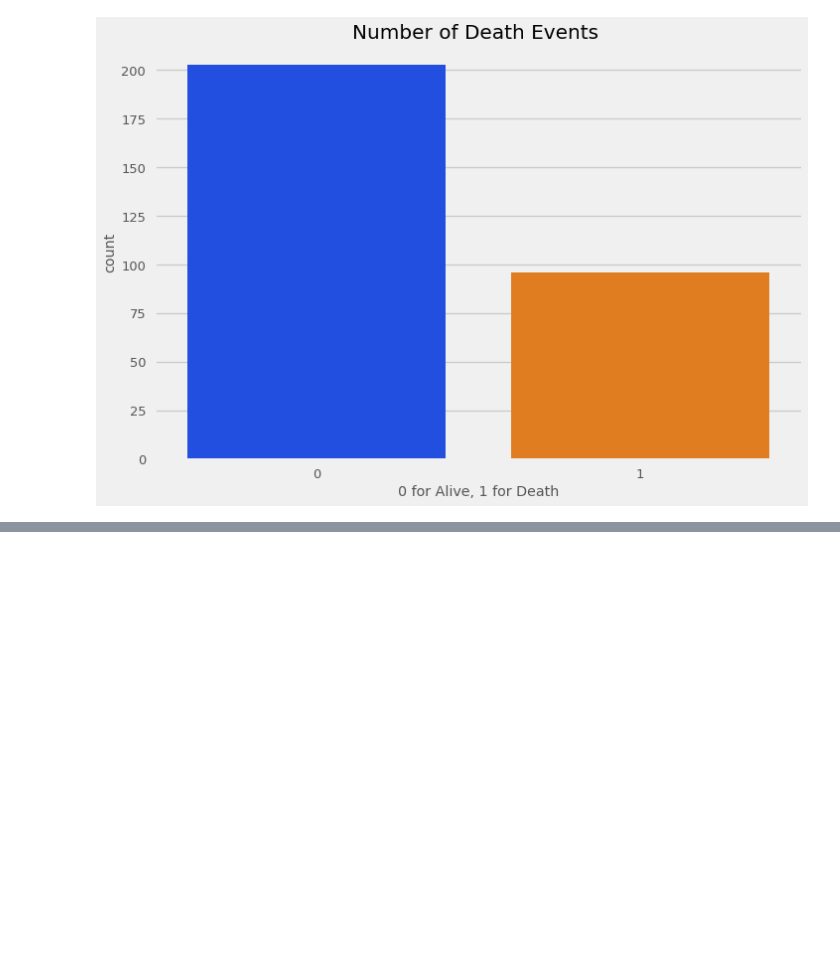
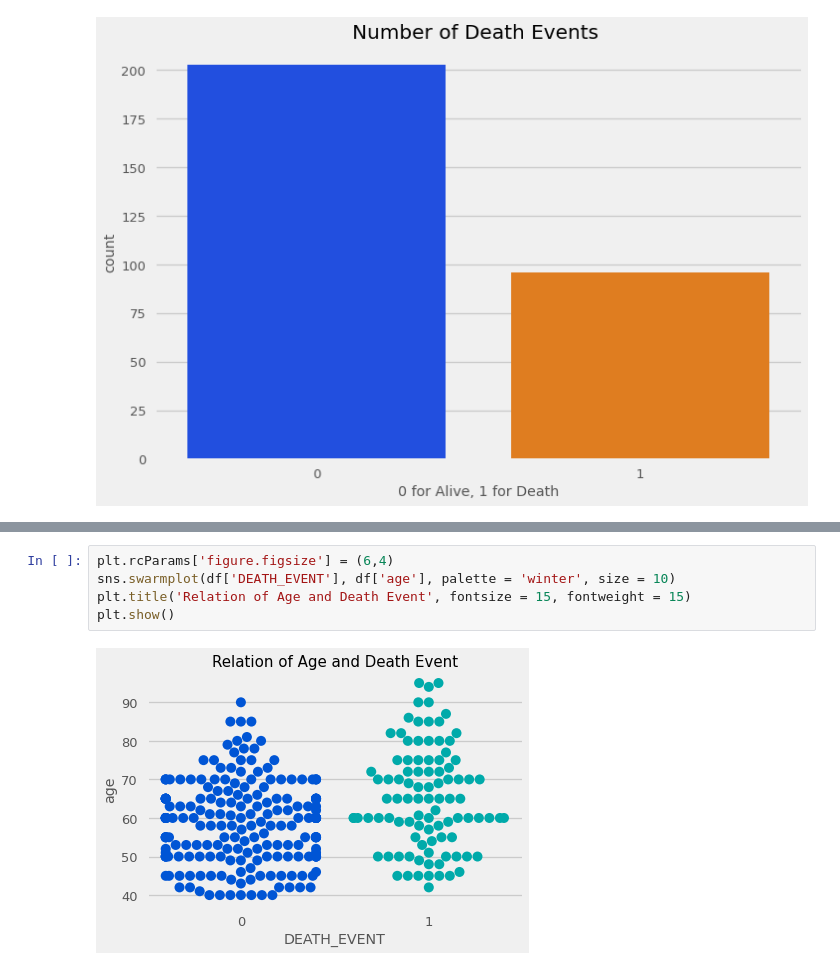
Before and after one commit to tyceaddley/Heart_Failure_Analysis, a Jupyter notebook: Heart_Disease.ipynb, the cells around one changed output, grey strips where cells are left out. Drawn from its saved outputs; the diff is of its cells as text; blank space fills up the shorter version.

```diff
--- a/Heart_Disease.ipynb
+++ b/Heart_Disease.ipynb
@@ -113,0 +147,7 @@ plt.show()
+# %%
+plt.rcParams['figure.figsize'] = (6,4)
+sns.swarmplot(df['DEATH_EVENT'], df['age'], palette = 'winter', size = 10)
+plt.title('Relation of Age and Death Event', fontsize = 15, fontweight = 15)
+plt.show()
+# %% [output]
+[figure, added]
```
Also changed, not shown: parts of 6 cells of this notebook.
